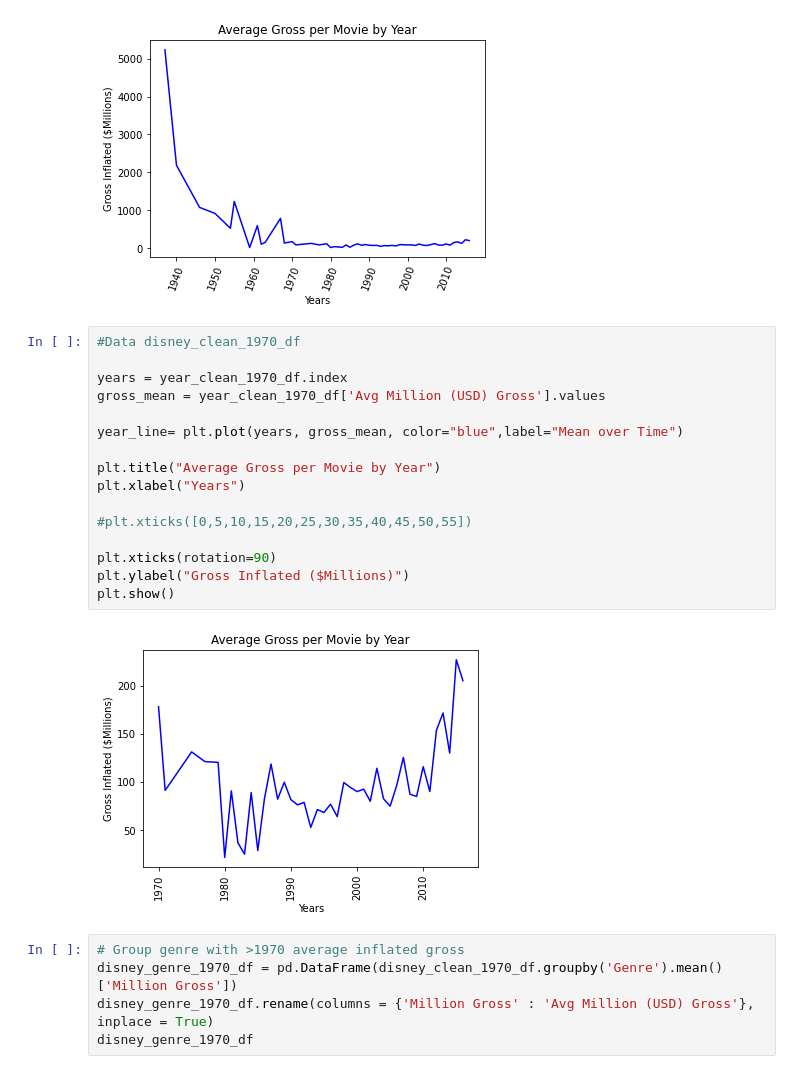
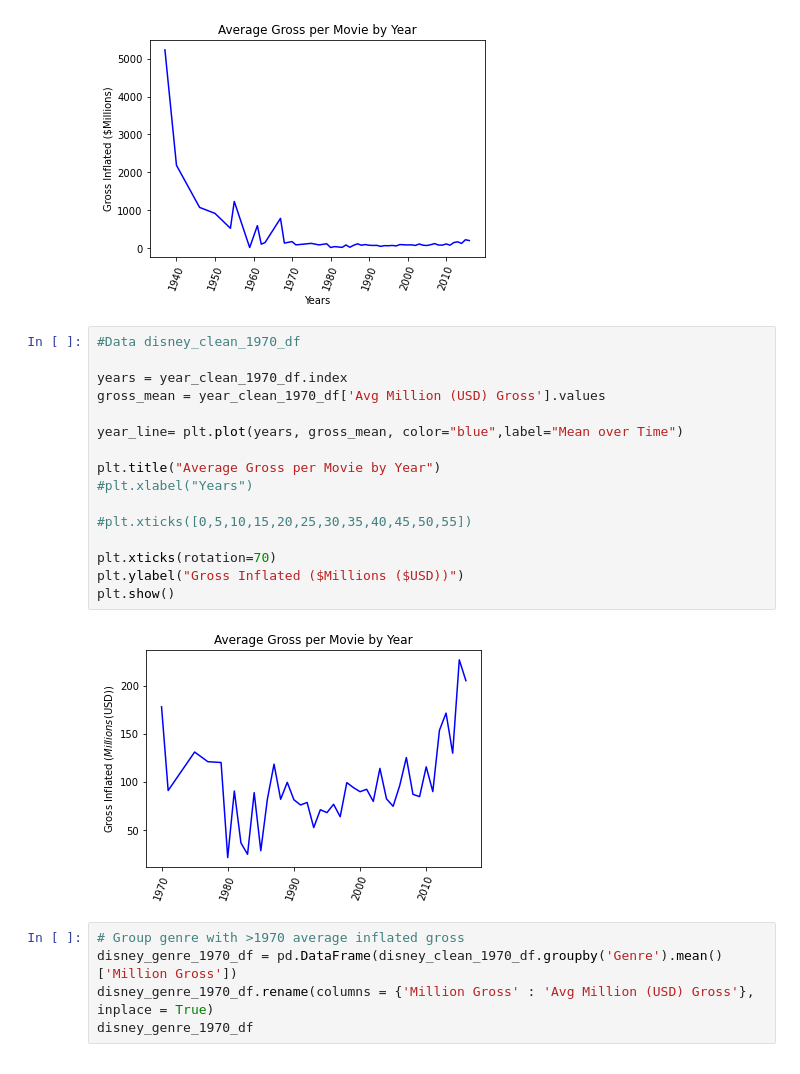
Before and after one commit to Gujaratigirl/butler-groupB-project1, a Jupyter notebook: Disney.ipynb, the cells around one changed output. Drawn from its saved outputs; the diff is of its cells as text.

```diff
--- a/Disney.ipynb
+++ b/Disney.ipynb
@@ -542,21 +542,21 @@ plt.show()
 # %%
 #Data disney_clean_1970_df
 
 years = year_clean_1970_df.index
 gross_mean = year_clean_1970_df['Avg Million (USD) Gross'].values
 
 year_line= plt.plot(years, gross_mean, color="blue",label="Mean over Time")
 
 plt.title("Average Gross per Movie by Year")
-plt.xlabel("Years")
+#plt.xlabel("Years")
 
 #plt.xticks([0,5,10,15,20,25,30,35,40,45,50,55])
 
-plt.xticks(rotation=90)
-plt.ylabel("Gross Inflated ($Millions)")
+plt.xticks(rotation=70)
+plt.ylabel("Gross Inflated ($Millions ($USD))")
 plt.show()
 # %% [output]
-[figure, old version]
+[figure, new version]
 # %%
 # Group genre with >1970 average inflated gross
 disney_genre_1970_df = pd.DataFrame(disney_clean_1970_df.groupby('Genre').mean()['Million Gross'])
```
Also changed, not shown: 1 other file.
